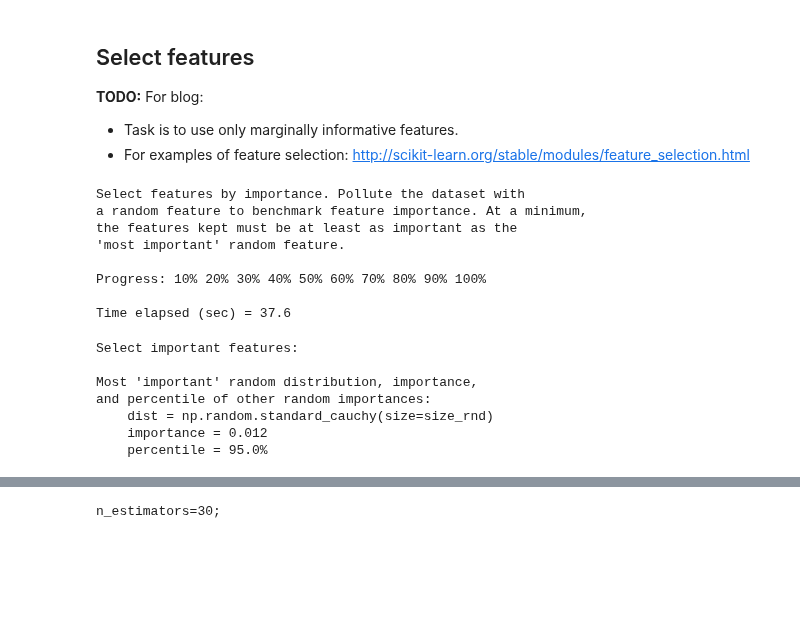
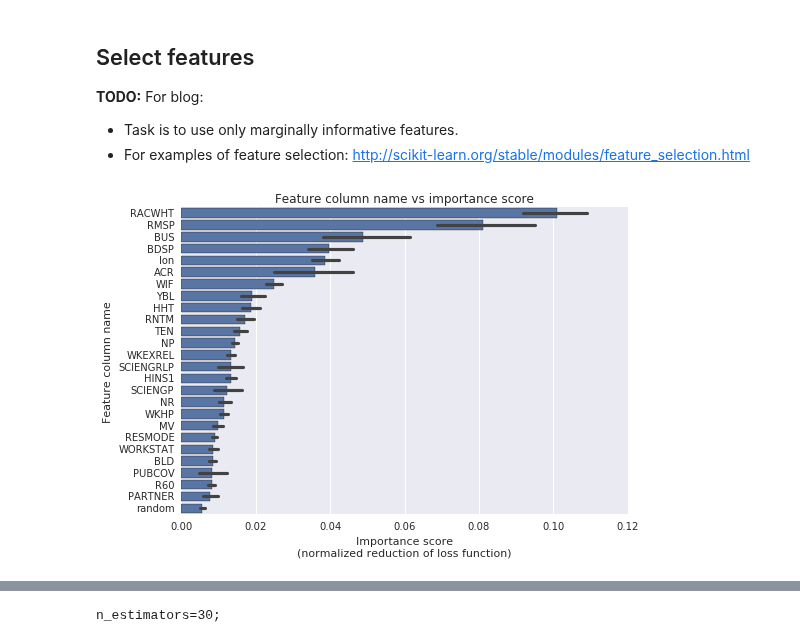
Before and after one commit to stharrold/stharrold.github.io, a Jupyter notebook: content/static/20160221-predict-household-income-from-census/20160221-predict-household-income-from-census.ipynb, the cells around one changed output, grey strips where cells are left out. Drawn from its saved outputs; the diff is of its cells as text; code cells hidden in the pictures; blank space fills up the shorter version.

Commit message:
20160221...md: visualized features, ref #36

```diff
--- a/content/static/20160221-predict-household-income-from-census/20160221-predict-household-income-from-census.ipynb
+++ b/content/static/20160221-predict-household-income-from-census/20160221-predict-household-income-from-census.ipynb
@@ -603,75 +603,75 @@ Time elapsed (sec) = 0.7
 * For examples of feature selection: http://scikit-learn.org/stable/modules/feature_selection.html
 # %%
 print(
-    r"""Select features by importance. Pollute the dataset with
-a random feature to benchmark feature importance. At a minimum,
-the features kept must be at least as important as the
-'most important' random feature.""")
-print()
+    """`ds_ftrs_keep`: Select features by importance.
+Feature importance is the normalized reduction in the loss score.
+A feature's average importance must be greater than the most
+'important' random feature. Use bootstrap resampling of the parent
+dataset to reduce overfitting the importance of features.
+""")
 time_start = time.perf_counter()
 
 # Add different kinds of randomized features and evaluate
 # their importance, one at a time.
+# Note: The more records included in the subset of data for selecting features,
+# the more features will become significant.
 df_ftrs_rnd = df_ftrs.copy()
 size_rnd = len(df_ftrs_rnd)
-size_sub = int(1e4)
+size_sub = size_rnd
 dists = [
     'np.random.laplace(loc=0.0, scale=1.0, size=size_rnd)',
     'np.random.logistic(loc=0.0, scale=1.0, size=size_rnd)',
     'np.random.lognormal(mean=0.0, sigma=1.0, size=size_rnd)',
     'np.random.pareto(a=1.0, size=size_rnd)',
     'np.random.poisson(lam=1.0, size=size_rnd)',
     'np.random.rayleigh(scale=1.0, size=size_rnd)',
     'np.random.standard_cauchy(size=size_rnd)',
     'np.random.standard_exponential(size=size_rnd)',
     'np.random.standard_normal(size=size_rnd)',
     'np.random.uniform(low=-1.0, high=1.0, size=size_rnd)']
 ftrs_imps = collections.defaultdict(list)
 print("Progress:", end=' ')
 for (inum, dist) in enumerate(dists):
     df_ftrs_rnd['random'] = eval(dist)
     idxs_sub = np.random.choice(a=size_rnd, size=size_sub, replace=True)
     (ftrs_train, ftrs_test, trg_train, trg_test, pwt_train, pwt_test) = sk_cv.train_test_split(
         df_ftrs_rnd.values[idxs_sub], ds_trg.values[idxs_sub], ds_pwt.values[idxs_sub], test_size=0.2)
     # Note: n_estimators impact the feature importances but only have a small effect on the relative importances.
     est = sk_ens.ExtraTreesRegressor(n_estimators=10, n_jobs=-1)
     est.fit(X=ftrs_train, y=trg_train, sample_weight=pwt_train)
-    est.score(X=ftrs_test, y=trg_test, sample_weight=pwt_test)
     for (col, imp) in zip(df_ftrs_rnd.columns, est.feature_importances_):
         ftrs_imps[col].append(imp)
     print("{frac:.0%}".format(frac=(inum+1)/len(dists)), end=' ')
 print('\n')
 
-# TODO: insert select features here
+
+# Calculate the maximum importance from the random features.
+rnd_max_idx = np.argmax(ftrs_imps['random'])
+rnd_imp = ftrs_imps['random'][rnd_max_idx]
+print("Most 'important' random distribution, importance,\n"
+      "and percentile of other random importances:")
+print("    dist = {dist}".format(dist=dists[rnd_max_idx]))
+print("    importance = {imp:.3f}".format(imp=rnd_imp))
+print("    percentile = {pct:.1f}%".format(
+        pct=scipy.stats.percentileofscore(
+            a=ftrs_imps['random'], score=rnd_imp, kind='mean')))
+
+# Calculate the average feature importances and plot.
+df_ftrs_imps = pd.DataFrame.from_dict(ftrs_imps)
+ds_ftrs_imps_mean = df_ftrs_imps.mean()
+tfmask = (ds_ftrs_imps_mean > df_ftrs_imps['random'].max())
+ds_ftrs_keep = ds_ftrs_imps_mean[tfmask].sort_values(ascending=False)
+idxs_ftrs_plot = ds_ftrs_keep.index.append(pd.Index(['random']))
+sns.barplot(
+    data=df_ftrs_imps[idxs_ftrs_plot], order=idxs_ftrs_plot, ci=95,
+    orient='h', color=sns.color_palette()[0])
+plt.title("Feature column name vs importance score")
+plt.xlabel("Importance score\n" +
+           "(normalized reduction of loss function)")
+plt.ylabel("Feature column name")
+plt.show()
 
 time_stop = time.perf_counter()
 print("Time elapsed (sec) = {diff:.1f}".format(diff=time_stop-time_start))
 # %% [output]
-Select features by importance. Pollute the dataset with
-a random feature to benchmark feature importance. At a minimum,
-the features kept must be at least as important as the
-'most important' random feature.
-
-Progress: 10% 20% 30% 40% 50% 60% 70% 80% 90% 100%
-
-Time elapsed (sec) = 37.6
+[figure, added]
-# %%
-print("Select important features:")
-print()
-rnd_max_idx = np.argmax(ftrs_imps['random'])
-rnd_imp = ftrs_imps['random'][rnd_max_idx]
-print("Most 'important' random distribution, importance,\n"
-      "and percentile of other random importances:")
-print("    dist = {dist}".format(dist=dists[rnd_max_idx]))
-print("    importance = {imp:.3f}".format(imp=rnd_imp))
-print("    percentile = {pct:.1f}%".format(
-        pct=scipy.stats.percentileofscore(
-            a=ftrs_imps['random'], score=rnd_imp, kind='mean')))
-# %% [output]
-Select important features:
-
-Most 'important' random distribution, importance,
-and percentile of other random importances:
-    dist = np.random.standard_cauchy(size=size_rnd)
-    importance = 0.012
-    percentile = 95.0%
```
Also changed, not shown: parts of 13 cells of this notebook.
